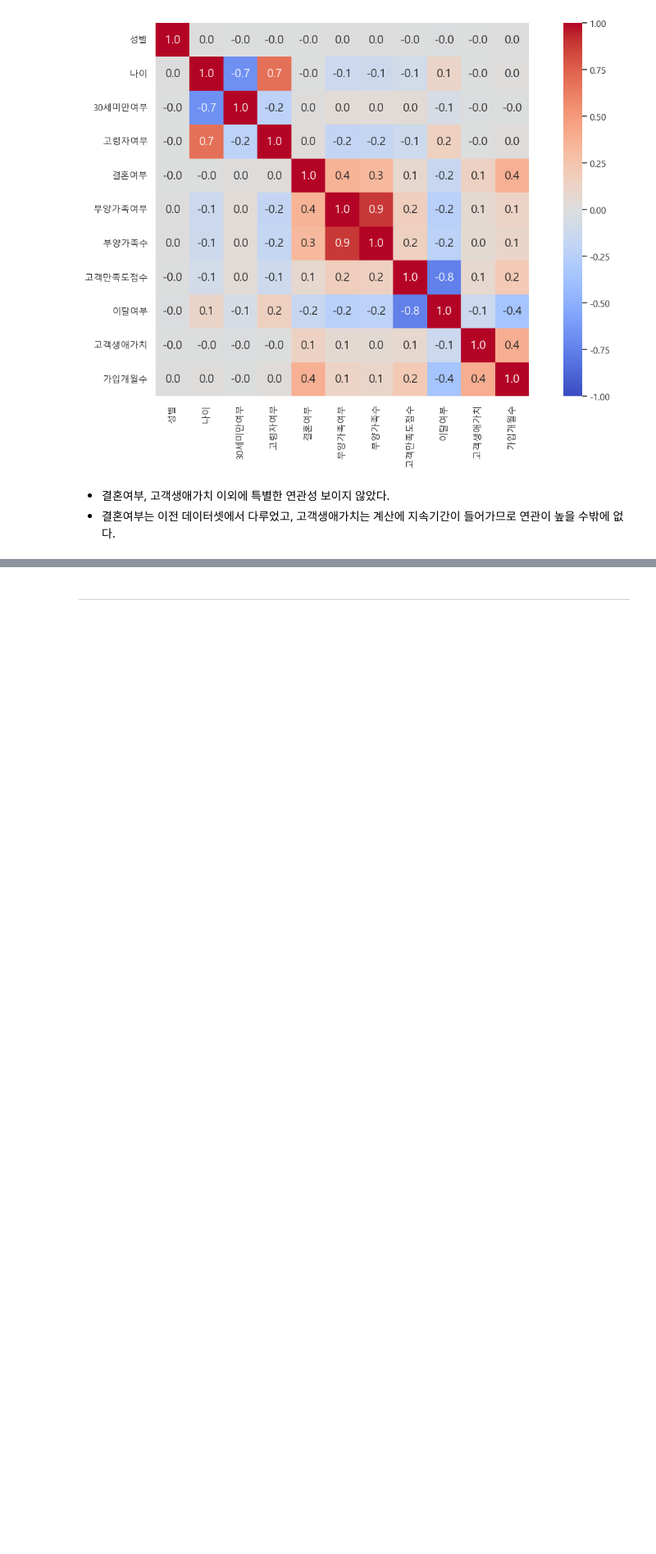
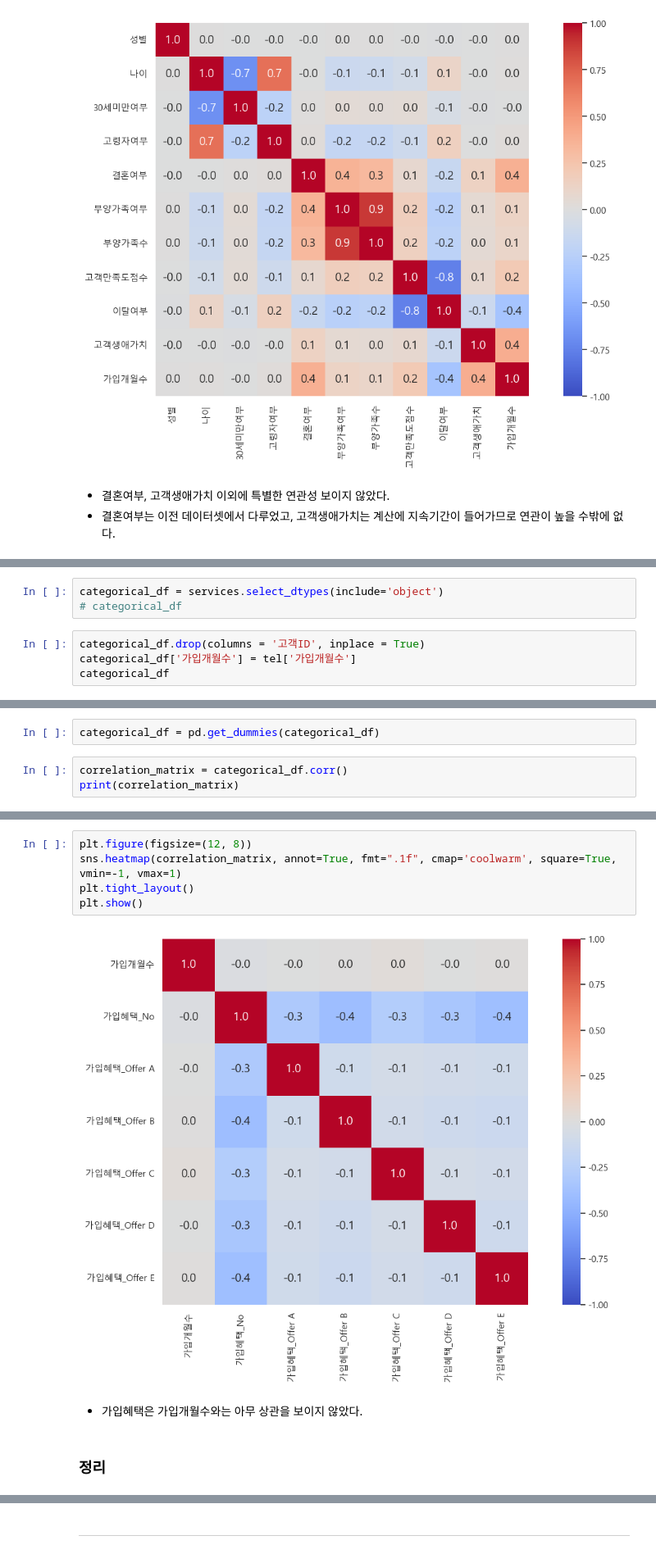
Before and after one commit to Blche/midproject_8, a Jupyter notebook: members/문세희/이탈률 감소방향_가입개월수, 계약기간.ipynb, the cells around one changed output, grey strips where cells are left out. Shown at 82% size. Cells and saved outputs as stored; diff of their text form; blank space fills up the shorter version.

```diff
--- a/members/문세희/이탈률 감소방향_가입개월수, 계약기간.ipynb
+++ b/members/문세희/이탈률 감소방향_가입개월수, 계약기간.ipynb
@@ -235,0 +322,7 @@ plt.show()
+# %%
+categorical_df = services.select_dtypes(include='object')
+# categorical_df
+# %%
+categorical_df.drop(columns = '고객ID', inplace = True)
+categorical_df['가입개월수'] = tel['가입개월수']
+categorical_df
@@ -235,0 +343,5 @@ plt.show()
+# %%
+categorical_df = pd.get_dummies(categorical_df)
+# %%
+correlation_matrix = categorical_df.corr()
+print(correlation_matrix)
@@ -235,0 +366,11 @@ plt.show()
+# %%
+plt.figure(figsize=(12, 8))
+sns.heatmap(correlation_matrix, annot=True, fmt=".1f", cmap='coolwarm', square=True, vmin=-1, vmax=1)
+plt.tight_layout()
+plt.show()
+# %% [output]
+[figure, added]
+# %% [markdown]
+- 가입혜택은 가입개월수와는 아무 상관을 보이지 않았다.
+# %% [markdown]
+### 정리
```
Also changed, not shown: parts of 17 cells of this notebook, 1 other file.
